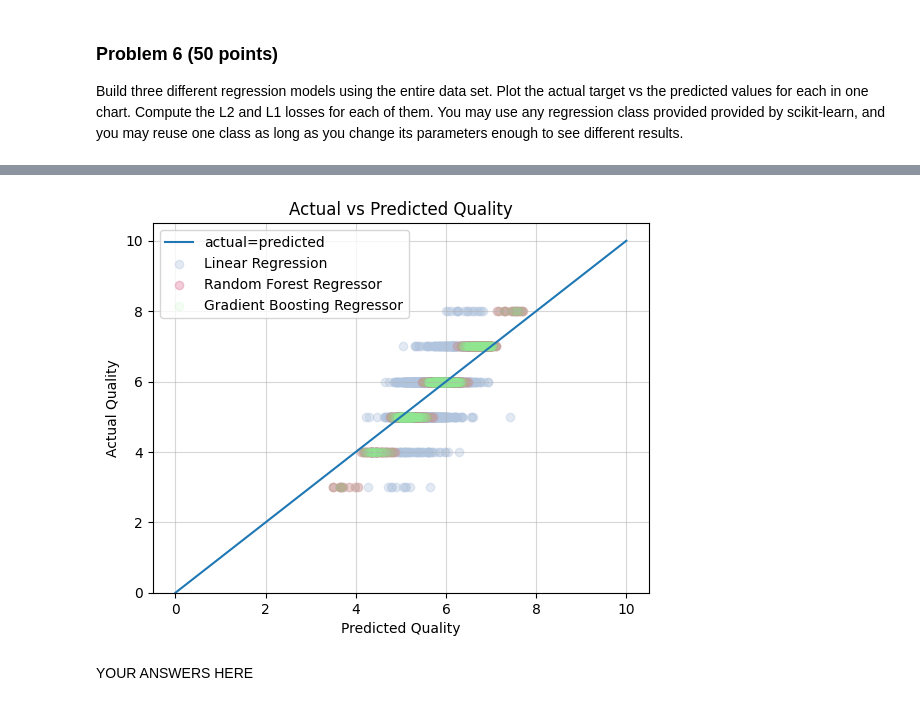
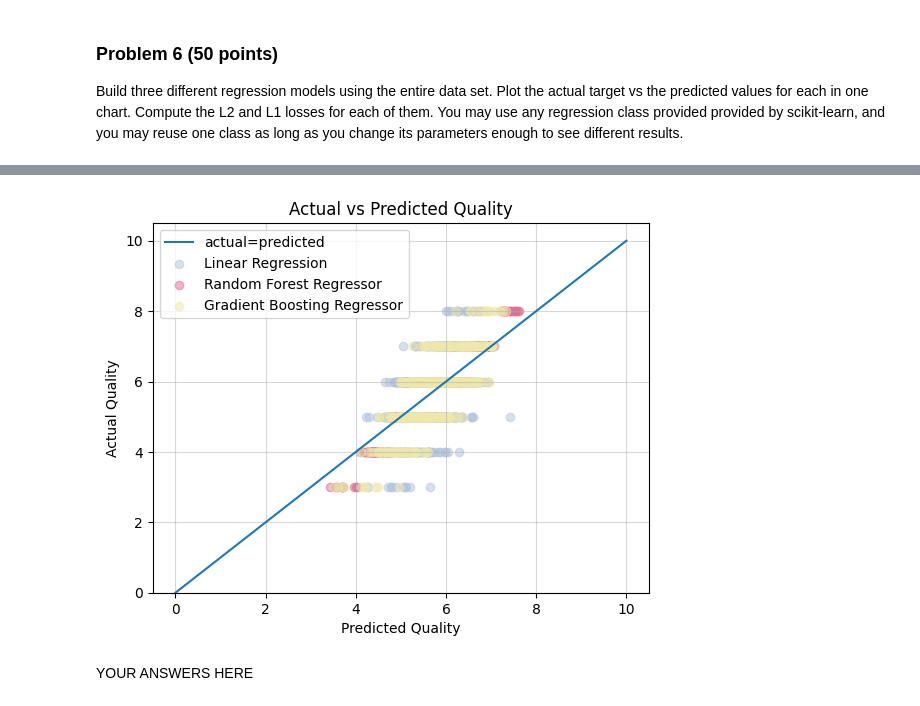
Before and after one commit to tware5-star/dx602-final-project, a Jupyter notebook: project.ipynb, the cells around one changed output, grey strips where cells are left out. Saved outputs shown, nothing was run; the diff lists cells and outputs as text; code cells hidden in the pictures.

```diff
--- a/project.ipynb
+++ b/project.ipynb
@@ -348,6 +348,20 @@ df_target = df_without_duplicates["quality"] # Create variable df_target to stor
 # df_target # used to check variable results
 df_features = df_without_duplicates.drop(["quality"], axis=1)
 # df_features # used to check variable results
+
+### Define Functions to Compute L1 and L2 losses for each Class
+## L1 Loss usually called Mean Absolute Error (MAE)
+
+def mean_absolute_error(target, actual):
+    error = target - actual
+    return np.mean(np.abs(error))
+
+## L2 Loss usually called Mean Squared Error (MSE)
+
+def mean_squared_error(target, actual):
+    error = target - actual
+    error_squared = error * error
+    return np.mean(error_squared)
 
 #### Build Three Regression Model Classes
 ### Building LinearRegression Model
@@ -365,6 +379,11 @@ linear_prediction
 linear_prediction.min(), linear_prediction.max() # predicted min and max values
 df_target.min(), df_target.max()                 # actual min and max values
 
+### LinearRegression L1 and L2 Losses
+linear_mae = mean_absolute_error(linear_prediction, df_target)
+linear_mse = mean_squared_error(linear_prediction, df_target)
+print(f"Linear Regression L1 (MAE) Loss: {linear_mae}")
+print(f"Linear Regression L2 (MSE) Loss: {linear_mse}")
 
 ### Building RandomForestRegressor Model
 
@@ -380,6 +399,12 @@ random_prediction
 random_prediction.min(), random_prediction.max() # predicted min and max values
 df_target.min(), df_target.max()                # actual min and max values
 
+### RandomForestRegressor L1 and L2 Losses
+random_mae = mean_absolute_error(random_prediction, df_target)
+random_mse = mean_squared_error(random_prediction, df_target)
+print(f"Random Forest Regressor L1 (MAE) Loss: {random_mae}")
+print(f"Random Forest Regressor L2 (MSE) Loss: {random_mse}")
+
 
 ### Building GradientBoostingRegressor Model
 
@@ -389,22 +414,27 @@ gradient_model.fit(df_features,df_target)
 ### Checking the R squared score
 gradient_model.score(df_features,df_target)
 
-### RandomForestRegressor Predicted Values
-gradient_prediction = random_model.predict(df_features)
+### GradientBoostingRegressor Predicted Values
+gradient_prediction = gradient_model.predict(df_features)
 gradient_prediction
 gradient_prediction.min(), gradient_prediction.max() # predicted min and max values
-df_target.min(), df_target.max()                 # actual min and max values
+df_target.min(), df_target.max()                     # actual min and max values
 
+### GradientBoostingRegressor L1 and L2 Losses
+gradient_mae = mean_absolute_error(gradient_prediction, df_target)
+gradient_mse = mean_squared_error(gradient_prediction, df_target)
+print(f"Gradient Boosting Regressor L1 (MAE) Loss: {gradient_mae}")
+print(f"Gradient Boosting Regressor L2 (MSE) Loss: {gradient_mse}")
 
 
 #### Plotting Actual versus Predicted Values for All Models in One Chart
 
 
 plt.plot([0,10],[0,10], label="actual=predicted")
-plt.scatter(linear_prediction, df_target, color="lightsteelblue", label='Linear Regression', alpha=0.35) # why use regular blue when you can use lightsteelblue
+plt.scatter(linear_prediction, df_target, color="lightsteelblue", label='Linear Regression', alpha=0.50) # why use regular blue when you can use lightsteelblue
 # looked through https://matplotlib.org/stable/gallery/color/named_colors.html for colors to use for graph
-plt.scatter(random_prediction, df_target, color="palevioletred", label='Random Forest Regressor', alpha=0.35)
-plt.scatter(gradient_prediction, df_target, color="lightgreen", label='Gradient Boosting Regressor', alpha=0.10)
+plt.scatter(random_prediction, df_target, color="palevioletred", label='Random Forest Regressor', alpha=0.50)
+plt.scatter(gradient_prediction, df_target, color="palegoldenrod", label='Gradient Boosting Regressor', alpha=0.50)
 ## Working on changing alpha scale as random_prediction and gradient_prediction have a lot of overlapping in the plots
 plt.gca().set_ylim(0)
 plt.legend()
@@ -414,7 +444,4 @@ plt.ylabel("Actual Quality")
 plt.grid(True, alpha=0.5)
 
 None
-
-
-### Compute L1 and L2 losses for each Class
 # %% [output]
@@ -421,4 +454,4 @@ None
-[figure, old version]
+[figure, new version]
 # %% [markdown]
 YOUR ANSWERS HERE
 # %% [markdown]
```
Also changed, not shown: parts of 1 cell of this notebook.
